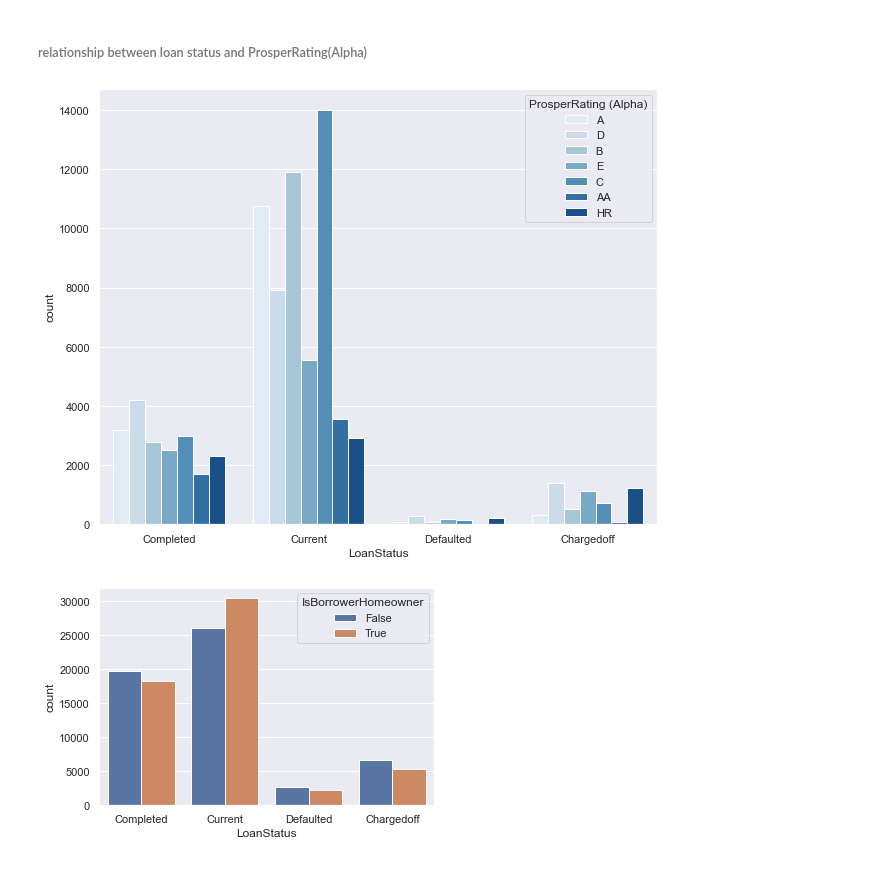
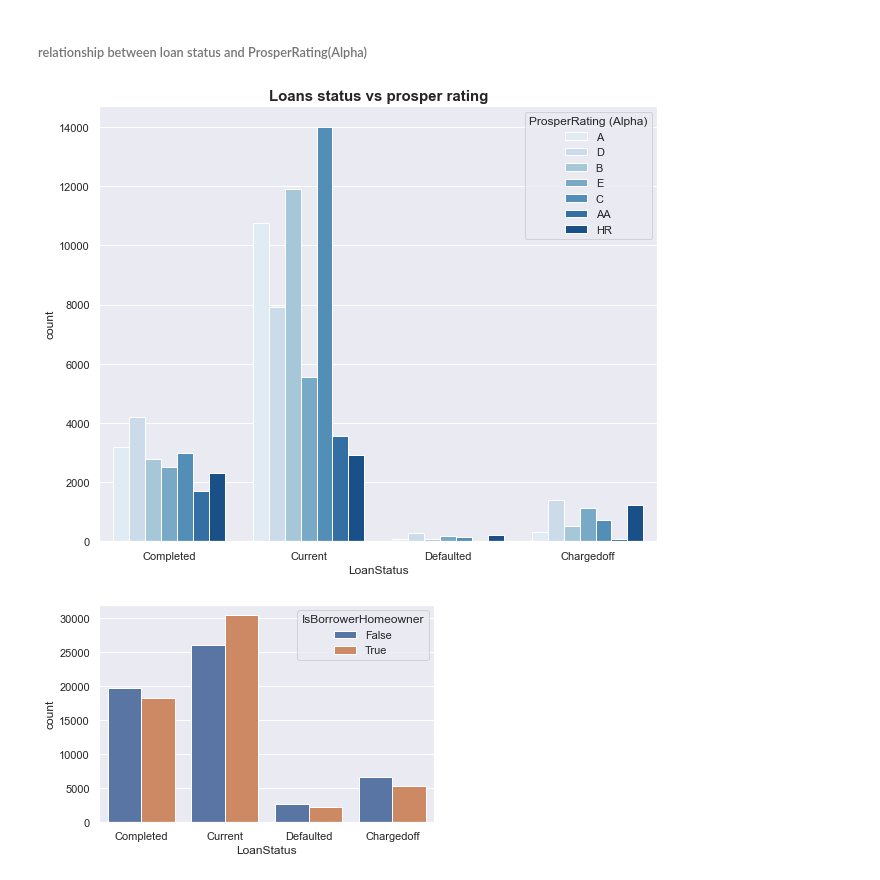
Before and after one commit to skevin-dev/communicate-data-findings, a Jupyter notebook: Notebooks/Part_I_exploration_data_analysis.ipynb, the cells around one changed output. Saved outputs shown, nothing was run; the diff lists cells and outputs as text; code cells hidden in the pictures.

```diff
--- a/Notebooks/Part_I_exploration_data_analysis.ipynb
+++ b/Notebooks/Part_I_exploration_data_analysis.ipynb
@@ -342,10 +342,11 @@ The above different type of plots depict the relationship betweem distinct quant
 # %%
 #extract some loan status information
 plt.figure(figsize=(10,8))
 df_used_cols_loan_status = df_used_cols[df_used_cols['LoanStatus'].isin(['Current','Completed','Chargedoff','Defaulted'])]
-sb.countplot(data = df_used_cols_loan_status, x = 'LoanStatus', hue = 'ProsperRating (Alpha)', palette = 'Blues');
+sb.countplot(data = df_used_cols_loan_status, x = 'LoanStatus', hue = 'ProsperRating (Alpha)', palette = 'Blues')
+plt.title('Loans status vs prosper rating',fontsize=15,fontweight="bold");
 # %% [output]
-[figure, old version]
+[figure, new version]
 # %%
 sb.countplot(data = df_used_cols_loan_status, x = 'LoanStatus', hue = 'IsBorrowerHomeowner');
 # %% [output]
```
Also changed, not shown: parts of 3 cells of this notebook, 2 other files.
